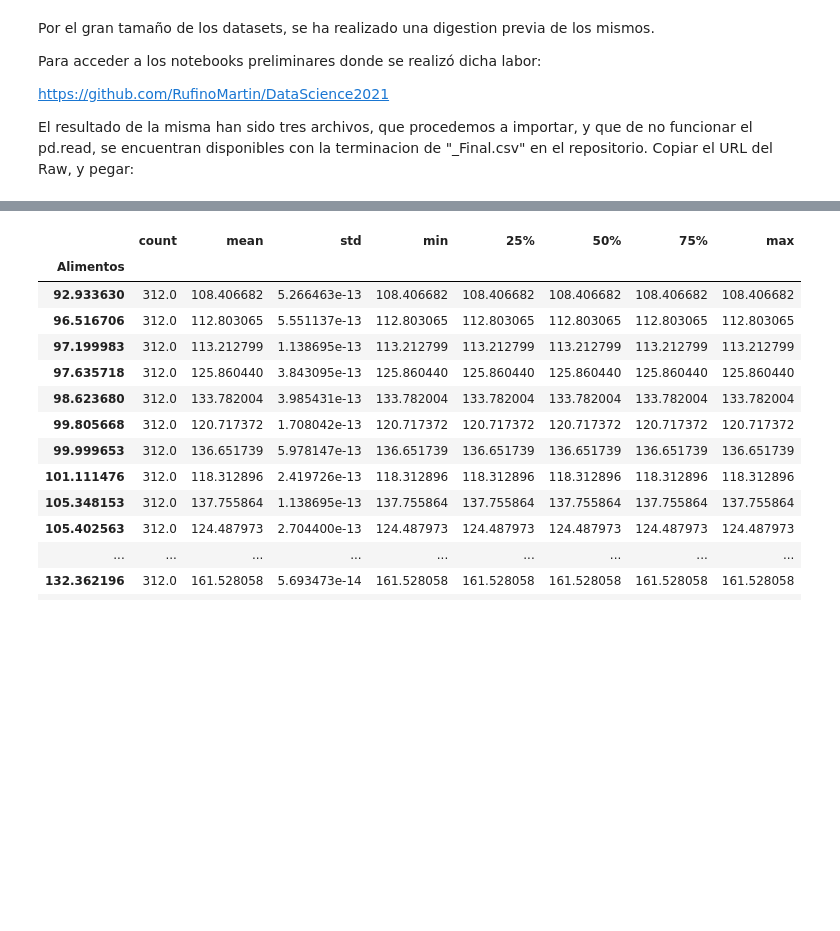
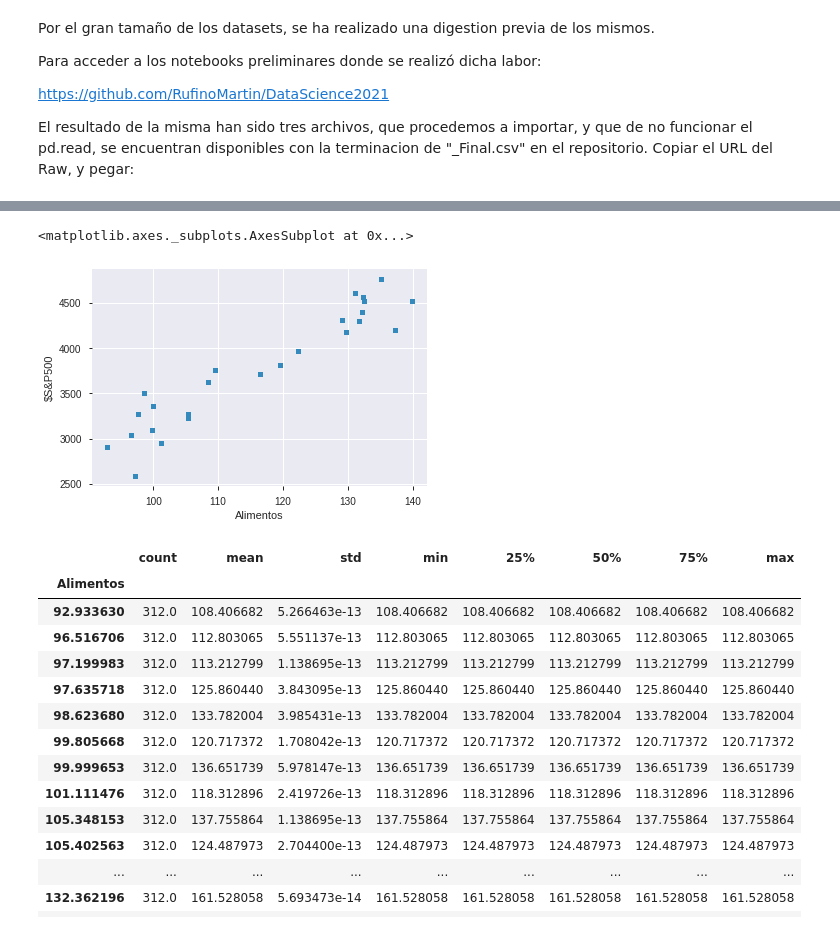
Before and after one commit to RufinoMartin/Coderhouse2021, a Jupyter notebook: Notebook_Integrado.ipynb, the cells around one changed output, grey strips where cells are left out. Saved outputs shown, nothing was run; the diff lists cells and outputs as text; code cells hidden in the pictures; blank space fills up the shorter version.

```diff
--- a/Notebook_Integrado.ipynb
+++ b/Notebook_Integrado.ipynb
@@ -132,3 +120,10 @@ plt.show()
+# %%
+#Boxplot
+#Scatterplot
+df_Integrado.plot.scatter(x= 'Alimentos', y='$S&P500')
+# %% [output]
+<matplotlib.axes._subplots.AxesSubplot at 0x...>
+[figure, added]
 # %%
 df_Integrado.groupby('Alimentos')['Industrial'].describe()
 # %% [output]
```
Also changed, not shown: parts of 23 cells of this notebook.
